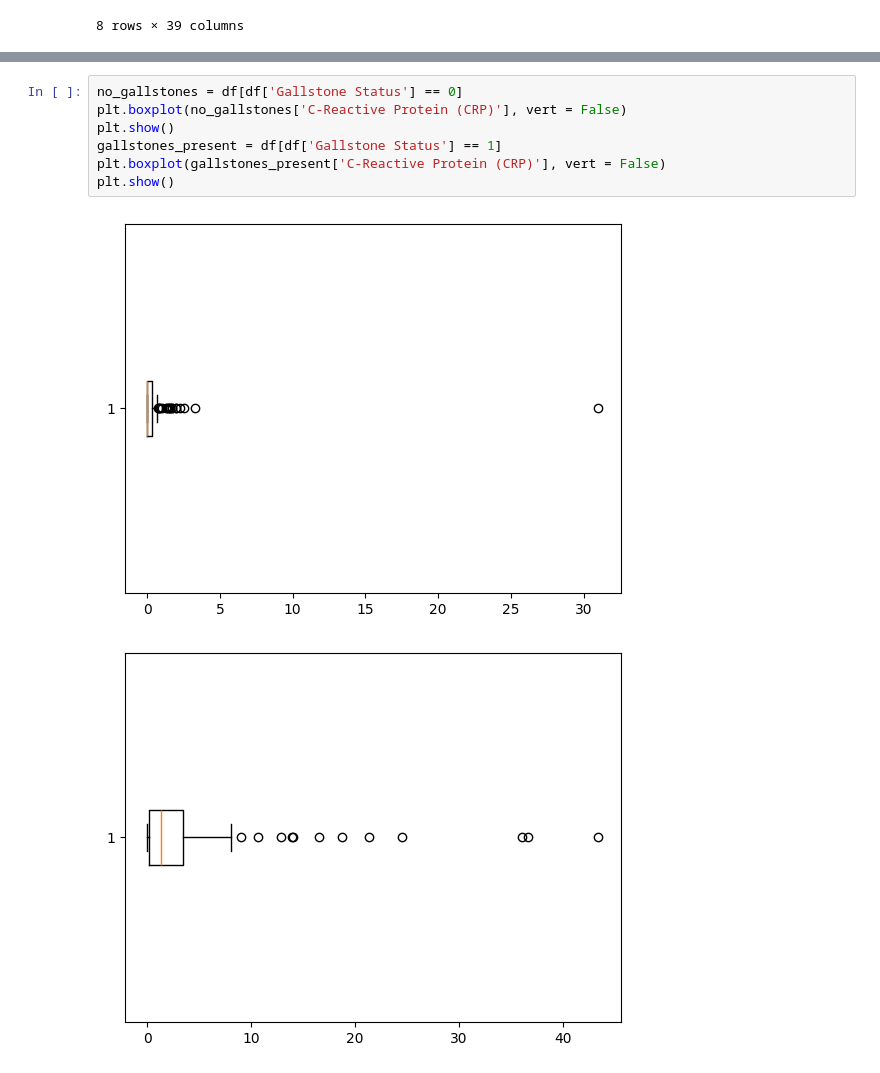
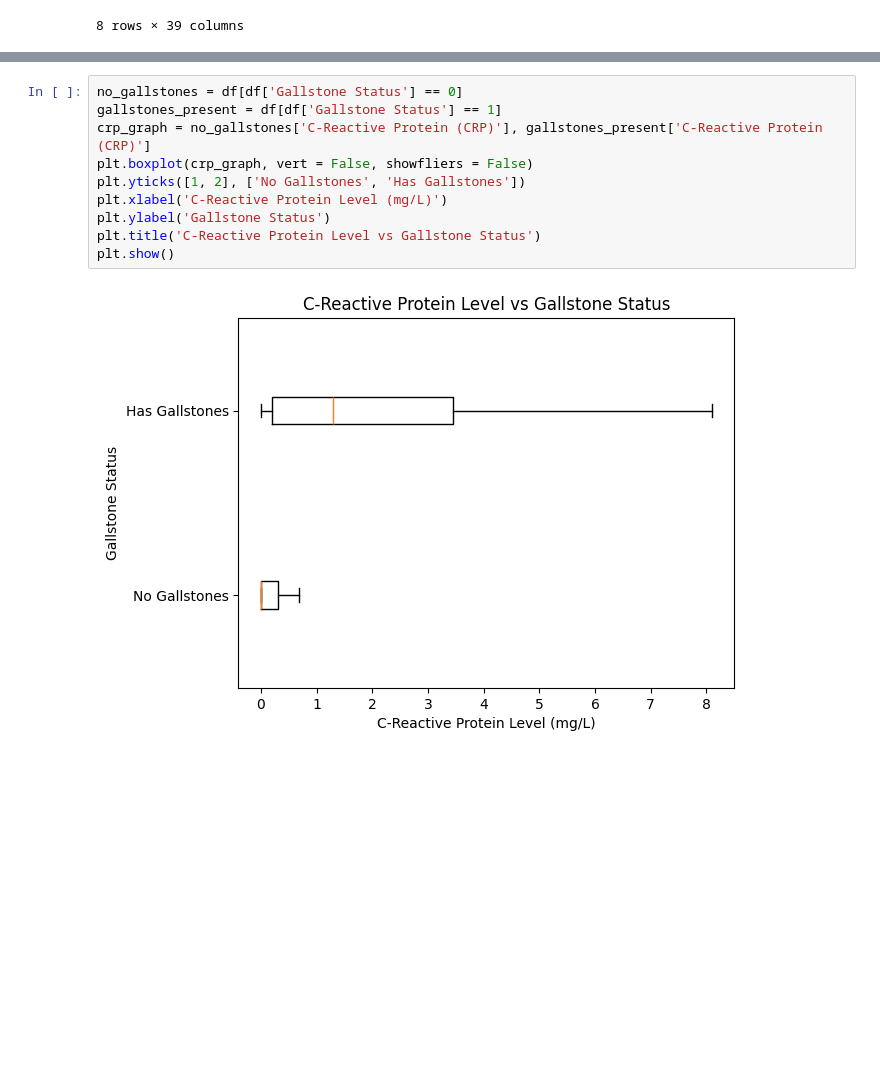
Before and after one commit to DanielT118/Gallstones-Research-Project, a Jupyter notebook: Gallstones_Research_Project.ipynb, the cells around one changed output, grey strips where cells are left out. Saved outputs shown, nothing was run; the diff lists cells and outputs as text; blank space fills up the shorter version.

```diff
--- a/Gallstones_Research_Project.ipynb
+++ b/Gallstones_Research_Project.ipynb
@@ -105,10 +129,12 @@ plt.show()
-# %%
-no_gallstones = df[df['Gallstone Status'] == 0]
-plt.boxplot(no_gallstones['C-Reactive Protein (CRP)'], vert = False)
-plt.show()
-gallstones_present = df[df['Gallstone Status'] == 1]
-plt.boxplot(gallstones_present['C-Reactive Protein (CRP)'], vert = False)
-plt.show()
-# %% [output]
-[figure, removed]
-[figure, removed]
+# %%
+no_gallstones = df[df['Gallstone Status'] == 0]
+gallstones_present = df[df['Gallstone Status'] == 1]
+crp_graph = no_gallstones['C-Reactive Protein (CRP)'], gallstones_present['C-Reactive Protein (CRP)']
+plt.boxplot(crp_graph, vert = False, showfliers = False)
+plt.yticks([1, 2], ['No Gallstones', 'Has Gallstones'])
+plt.xlabel('C-Reactive Protein Level (mg/L)')
+plt.ylabel('Gallstone Status')
+plt.title('C-Reactive Protein Level vs Gallstone Status')
+plt.show()
+# %% [output]
+[figure, added]
```
Also changed, not shown: parts of 5 cells of this notebook.
